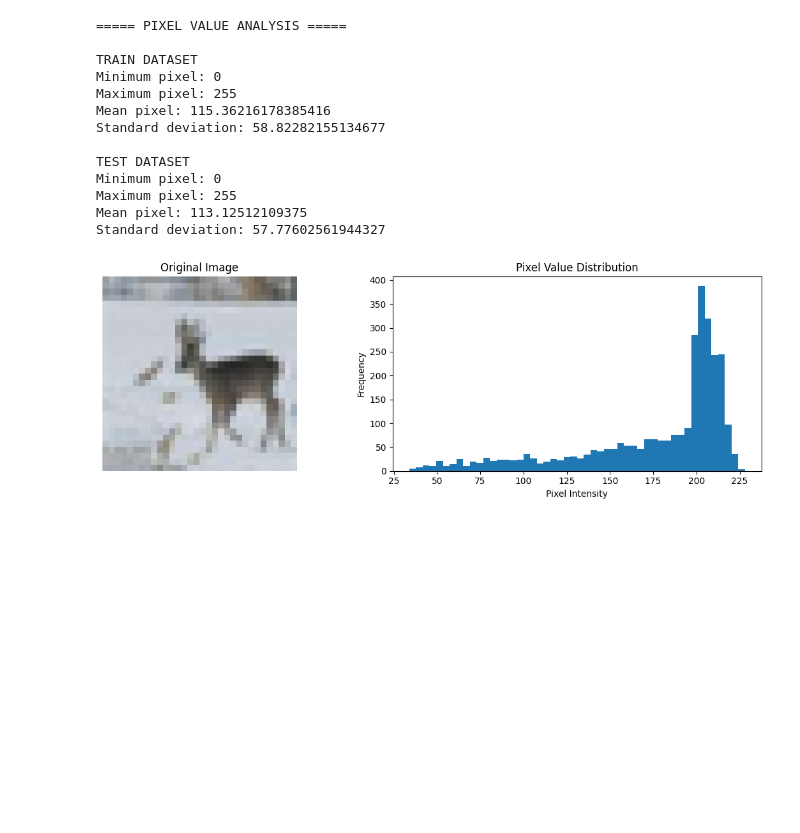
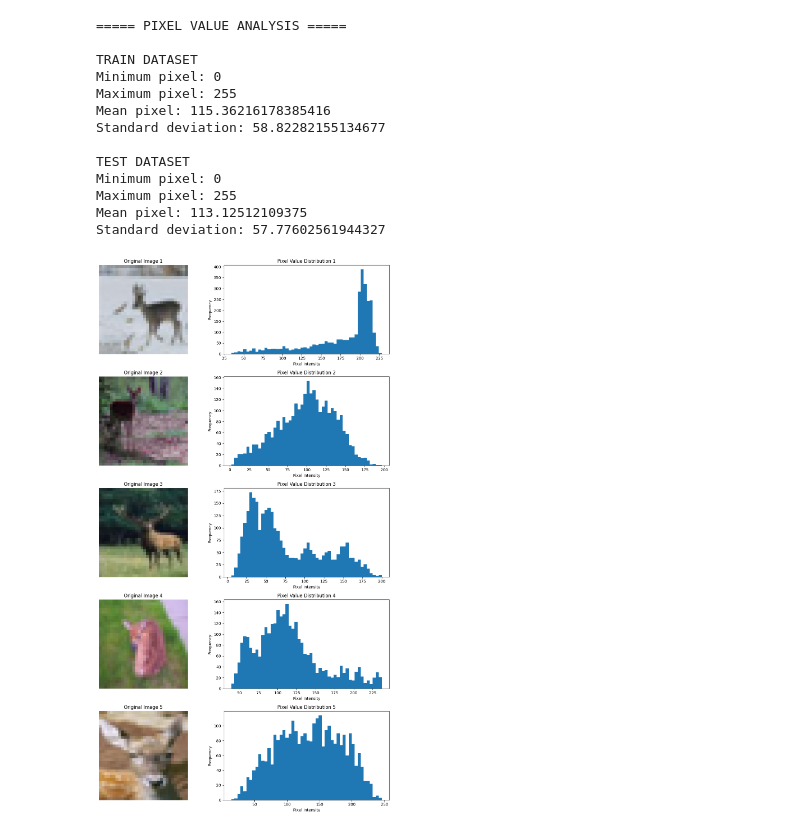
Before and after one commit to MRamadhan000/PRAKTIKUM-PEMBELAJARAN-MESIN, a Jupyter notebook: m3/demo/m3-demo.ipynb, the cells around one changed output. Cells and saved outputs as stored; diff of their text form; code cells hidden in the pictures; blank space fills up the shorter version.

```diff
--- a/m3/demo/m3-demo.ipynb
+++ b/m3/demo/m3-demo.ipynb
@@ -140,7 +87,7 @@ for split in splits:
 
     for class_name in classes:
         folder_path = os.path.join(
-            dataset_path, split, class_name
+            DATASET_PATH, split, class_name
         )
 
         images = [
@@ -191,7 +138,7 @@ for split in splits:
 
     for class_name in classes:
         folder_path = os.path.join(
-            dataset_path, split, class_name
+            DATASET_PATH, split, class_name
         )
 
         for filename in os.listdir(folder_path):
@@ -231,7 +178,7 @@ for split in splits:
 
     for class_name in classes:
         folder_path = os.path.join(
-            dataset_path, split, class_name
+            DATASET_PATH, split, class_name
         )
 
         for filename in os.listdir(folder_path):
@@ -264,7 +211,7 @@ for split in splits:
 
     for class_name in classes:
         folder_path = os.path.join(
-            dataset_path, split, class_name
+            DATASET_PATH, split, class_name
         )
 
         for filename in os.listdir(folder_path):
@@ -302,35 +249,27 @@ Maximum pixel: 255
 Mean pixel: 113.12512109375
 Standard deviation: 57.77602561944327
 # %%
-sample_path = os.path.join(
-    dataset_path, 'train', 'deer'
-)
+sample_path = os.path.join(DATASET_PATH, 'train', 'deer')
+sample_images = os.listdir(sample_path)[:5]
 
-sample_image = os.listdir(sample_path)[0]
+fig, axes = plt.subplots(5, 2, figsize=(12, 20))
 
-img = Image.open(
-    os.path.join(sample_path, sample_image)
-)
+for i, image_name in enumerate(sample_images):
+    img = Image.open(os.path.join(sample_path, image_name))
+    img_array = np.array(img.convert('RGB'))
 
-img_array = np.array(img)
+    # Tampilkan gambar
+    axes[i, 0].imshow(img)
+    axes[i, 0].set_title(f"Original Image {i+1}")
+    axes[i, 0].axis('off')
 
-# Plot image and histogram
-fig, axes = plt.subplots(1, 2, figsize=(12, 4))
-
-axes[0].imshow(img)
-axes[0].set_title("Original Image")
-axes[0].axis('off')
-
-axes[1].hist(
-    img_array.flatten(),
-    bins=50
-)
-
-axes[1].set_title("Pixel Value Distribution")
-axes[1].set_xlabel("Pixel Intensity")
-axes[1].set_ylabel("Frequency")
+    # Tampilkan histogram
+    axes[i, 1].hist(img_array.flatten(), bins=50)
+    axes[i, 1].set_title(f"Pixel Value Distribution {i+1}")
+    axes[i, 1].set_xlabel("Pixel Intensity")
+    axes[i, 1].set_ylabel("Frequency")
 
 plt.tight_layout()
 plt.show()
 # %% [output]
-[figure, old version]
+[figure, new version]
```
Also changed, not shown: parts of 17 cells of this notebook.
